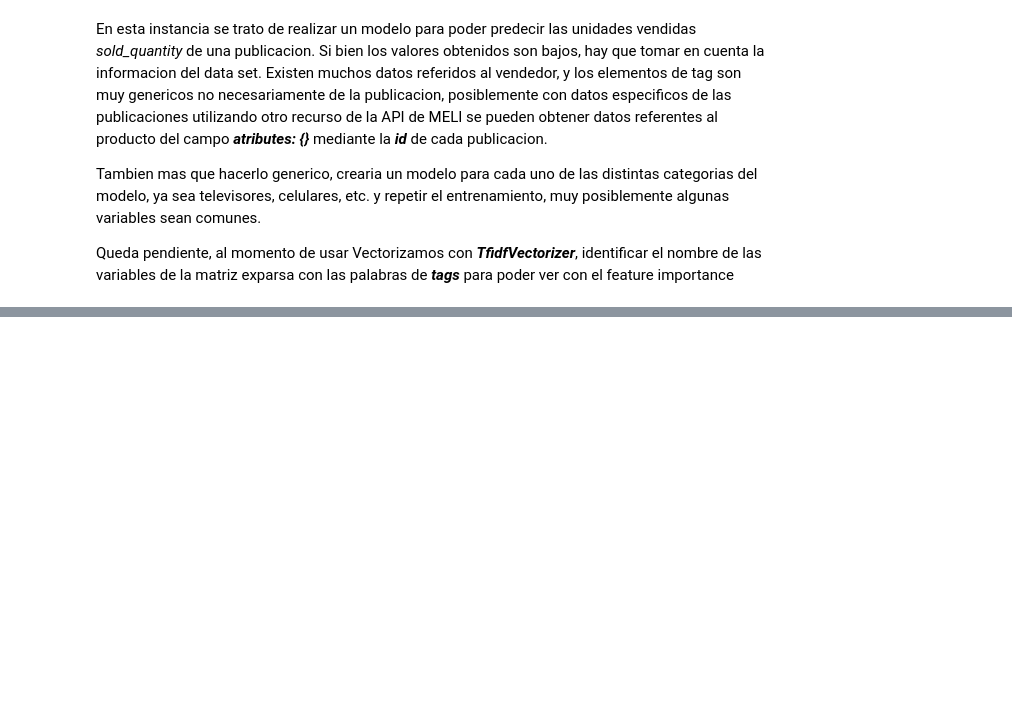
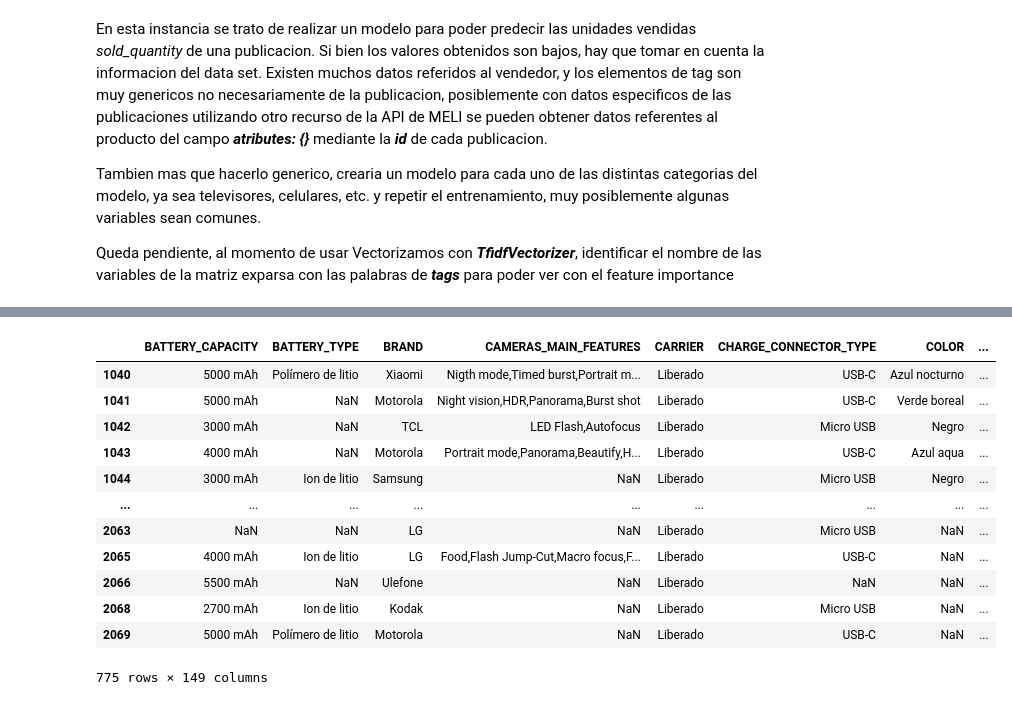
Before and after one commit to Mattzvl/EDA_API_ML, a Jupyter notebook: EDA_API_MELI_partII.ipynb, the cells around one changed output, grey strips where cells are left out. Saved outputs shown, nothing was run; the diff lists cells and outputs as text; code cells hidden in the pictures; blank space fills up the shorter version.

```diff
--- a/EDA_API_MELI_partII.ipynb
+++ b/EDA_API_MELI_partII.ipynb
@@ -1211,0 +1236,10 @@ Queda pendiente, al momento de usar Vectorizamos con ***TfidfVectorizer***, iden
+# %%
+## extra get data
+import requests
+from time import time, sleep
+import re
+
+# hago otra consulta
+url = 'https://api.mercadolibre.com/items/MLA898264823'
+result = requests.get(url)
+consulta = result.json()
@@ -1211,0 +1266,6 @@ Queda pendiente, al momento de usar Vectorizamos con ***TfidfVectorizer***, iden
+# %%
+auxic = pd.DataFrame(consulta['attributes']).T
+auxic.columns = auxic.iloc[0]
+auxic = auxic[auxic.index == 'value_name']#.reset_index(drop = True)
+auxic.index = ['prueba']
+auxic
@@ -1211,0 +1349,24 @@ Queda pendiente, al momento de usar Vectorizamos con ***TfidfVectorizer***, iden
+# %%
+data_cell_att = pd.concat([data_cell_attributes,\
+           data_cell_attributes2,
+           data_cell_attributes3,
+           data_cell_attributes4,
+           data_cell_attributes5,
+           data_cell_attributes6,
+           data_cell_attributes7,
+           data_cell_attributes8], axis = 0)
+data_cell_att
+# %% [output]
+|  | BATTERY_CAPACITY | BATTERY_TYPE | BRAND | CAMERAS_MAIN_FEATURES | CARRIER | CHARGE_CONNECTOR_TYPE | COLOR | ... |
+| 1040 | 5000 mAh | Polímero de litio | Xiaomi | Nigth mode,Timed burst,Portrait m... | Liberado | USB-C | Azul nocturno | ... |
+| 1041 | 5000 mAh | NaN | Motorola | Night vision,HDR,Panorama,Burst shot | Liberado | USB-C | Verde boreal | ... |
+| 1042 | 3000 mAh | NaN | TCL | LED Flash,Autofocus | Liberado | Micro USB | Negro | ... |
+| 1043 | 4000 mAh | NaN | Motorola | Portrait mode,Panorama,Beautify,H... | Liberado | USB-C | Azul aqua | ... |
+| 1044 | 3000 mAh | Ion de litio | Samsung | NaN | Liberado | Micro USB | Negro | ... |
+| ... | ... | ... | ... | ... | ... | ... | ... | ... |
+| 2063 | NaN | NaN | LG | NaN | Liberado | Micro USB | NaN | ... |
+| 2065 | 4000 mAh | Ion de litio | LG | Food,Flash Jump-Cut,Macro focus,F... | Liberado | USB-C | NaN | ... |
+| 2066 | 5500 mAh | NaN | Ulefone | NaN | Liberado | NaN | NaN | ... |
+| 2068 | 2700 mAh | Ion de litio | Kodak | NaN | Liberado | Micro USB | NaN | ... |
+| 2069 | 5000 mAh | Polímero de litio | Motorola | NaN | Liberado | USB-C | NaN | ... |
+775 rows × 149 columns
```
Also changed, not shown: parts of 27 cells of this notebook.
